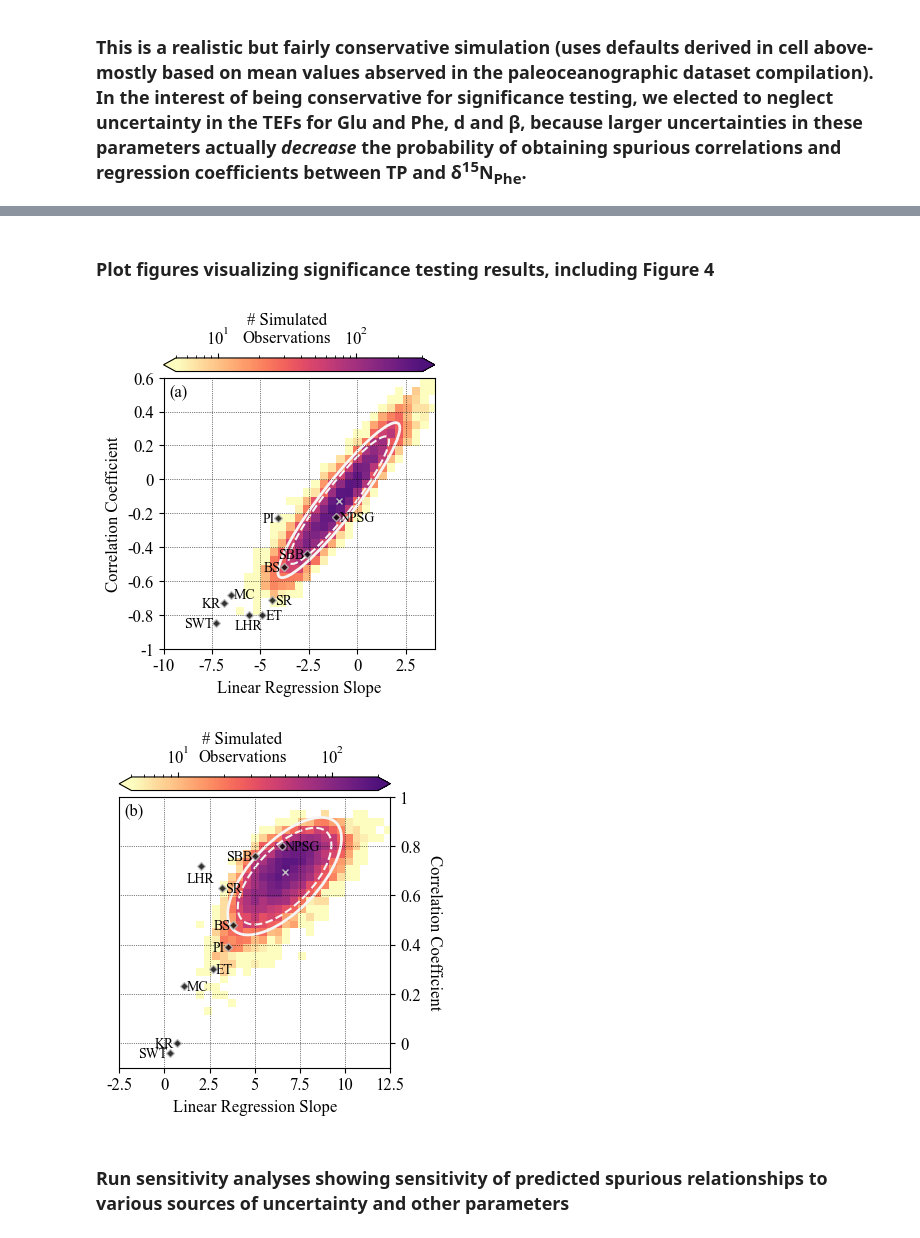
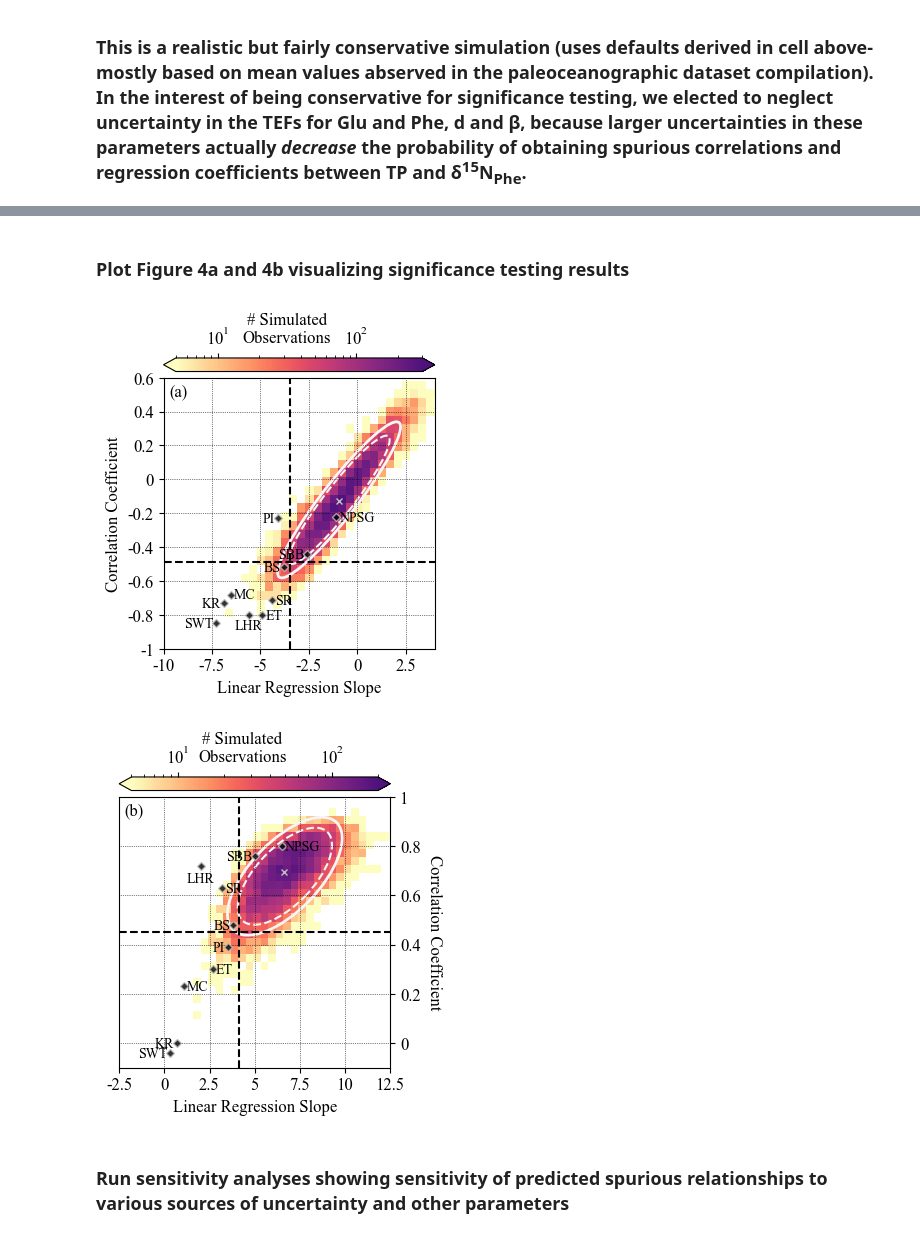
Before and after one commit to evepug/TP_baseline_coupling, a Jupyter notebook: TP_baseline_analysis.ipynb, the cells around one changed output, grey strips where cells are left out. Drawn from its saved outputs; the diff is of its cells as text; code cells hidden in the pictures.

```diff
--- a/TP_baseline_analysis.ipynb
+++ b/TP_baseline_analysis.ipynb
@@ -350,14 +350,10 @@ def TP_Phe_simulation(n=30,                         # length of simulated timese
             """
             if corrtest == 'pearson':
                 rho_Phe=scipy.stats.pearsonr(TP_meas,Phe_meas)[0]
-                p_Phe=scipy.stats.pearsonr(TP_meas,Phe_meas)[1]
                 rho_Glu=scipy.stats.pearsonr(TP_meas,Glu_meas)[0]
-                p_Glu=scipy.stats.pearsonr(TP_meas,Glu_meas)[1]
             if corrtest == 'spearman':
                 rho_Phe=scipy.stats.spearmanr(TP_meas,Phe_meas)[0]
-                p_Phe=scipy.stats.spearmanr(TP_meas,Phe_meas)[1]
                 rho_Glu=scipy.stats.spearmanr(TP_meas,Glu_meas)[0]
-                p_Glu=scipy.stats.spearmanr(TP_meas,Glu_meas)[1]
 
             """
             Calculate slope of regression between TP and Phe
@@ -1029,7 +1025,7 @@ plt.close()
 define range of TP, p_NH4 (ammonium utilization)
 to loop over for sensitivity analysis
 '''
-TP_array=np.arange(1.01,2.01,.01)
+TP_array=np.arange(1.01,2.02,.01)
 p_NH4_array=np.flip(np.array([.01,.10,.20,.30,.40,.50,.60,.70,.80,.90,.99]))
 colors=matplotlib.colormaps['magma'](np.linspace(0, .9, len(p_NH4_array)))
 
@@ -1060,11 +1056,14 @@ for i in np.arange(0,len(p_NH4_array),1):
                             NO3_model='open',  # NO3 uptake fractionation model. options are 'open' or 'rayleigh'
                             NH4_model='open')  # NH4 uptake fractionation model. options are 'open' or 'rayleigh'
     results = SimpleNamespace(**results_dict)
-
+    print('ut=',p_NH4,'change d_phe=',round(results.d_phe[0]-results.d_phe[-1],2),
+          'change d_phy=',round(results.d_phy[0]-results.d_phy[-1],2),
+          'change d_PON=',round(results.d_PON[0]-results.d_PON[-1],2),
+          'change f-ratio=',round(results.f_ratio[0],2), ' to ', round(results.f_ratio[-1],2))
     #plot results
     axs[1,0].plot(TP_array,results.d_phe,color=colors[i],label=str(round(p_NH4*100))+'%',lw=2.5,alpha=.7)
     axs[1,1].plot(TP_array,results.d_PON,color=colors[i],lw=2.5,alpha=.7)
-    axs[0,0].plot(TP_array,results.f_newP/(results.f_newP+results.f_recP),color=colors[i],lw=2.5,alpha=.7)
+    axs[0,0].plot(TP_array,results.f_ratio,color=colors[i],lw=2.5,alpha=.7)
 
 ''' format axes, labels, ticks '''
 axs[0,1].remove()
@@ -1077,10 +1076,11 @@ for ax in [0,1]:
         axs[i,ax].yaxis.set_major_formatter(FormatStrFormatter('%g'))
 
 axs[0,0].set_xlim(1,2)
+axs[0,0].set_ylim(.5,1)
 axs[0,0].xaxis.set_major_formatter(FormatStrFormatter('%g'))
 
-axs[1,0].set_ylim(-3.5,2.5)
-axs[1,1].set_ylim(-5.5,.5)
+# axs[1,0].set_ylim(-3.5,2.5)
+# axs[1,1].set_ylim(-5.5,.5)
 
 axs[1,0].set_ylabel('$\mathregular{δ^{15}N_{Phe}}$')
 axs[1,1].set_ylabel('$\mathregular{δ^{15}N_{PON}}$',rotation=270,labelpad=20)
@@ -1494,5 +1505,5 @@ TP Glu simulated slope median (90% CI)= 6.646889173644373 ( 4.113026410883733 to
 # %% [markdown]
-### Plot figures visualizing significance testing results, including Figure 4
+### Plot Figure 4a and 4b visualizing significance testing results
 # %%
 """
 Plot 2d histogram of regression slopes and rho values
@@ -1549,6 +1560,10 @@ confidence_ellipse(np.asarray(slope_Phe_sims), np.asarray(rho_Phe_sims), ax, n_s
 confidence_ellipse(np.asarray(slope_Phe_sims), np.asarray(rho_Phe_sims), ax, n_std=2.0,
                    edgecolor='whitesmoke',linestyle='-',lw=2,label='95% CI')
 
+# add lines representing significance thresholds
+plt.axhline(crit_rho_Phe_5perc,linestyle='--',color='k')
+plt.axvline(crit_slope_Phe_5perc,linestyle='--',color='k')
+
 # set axis labels
 plt.xlabel('Linear Regression Slope',fontsize=12)
 plt.ylabel('Correlation Coefficient',fontsize=12)
@@ -1578,7 +1593,7 @@ plt.savefig('Figures/Fig4a.pdf',bbox_inches='tight', dpi=1000)
 plt.show()
 plt.close()
 # %% [output]
-[figure, old version]
+[figure, new version]
 # %%
 """
 Plot 2d histogram of regression slopes and rho values
@@ -1635,6 +1650,10 @@ confidence_ellipse(np.asarray(slope_Glu_sims), np.asarray(rho_Glu_sims), ax, n_s
 confidence_ellipse(np.asarray(slope_Glu_sims), np.asarray(rho_Glu_sims), ax, n_std=2.0,
                    edgecolor='whitesmoke',linestyle='-',lw=2,label='95% CI')
 
+# add lines representing significance thresholds
+plt.axhline(crit_rho_Glu_5perc,linestyle='--',color='k')
+plt.axvline(crit_slope_Glu_5perc,linestyle='--',color='k')
+
 # set axis labels
 plt.xlabel('Linear Regression Slope',fontsize=12)
 plt.ylabel('Correlation Coefficient',rotation=270,
@@ -1642,34 +1661,34 @@ plt.ylabel('Correlation Coefficient',rotation=270,
 
 # #set axis limits
 ax.set_ylim(-0.1,1)
 ax.set_xlim(-2.5,12.5)
 
 # misc axis formatting
 ax.xaxis.set_major_formatter(FormatStrFormatter('%g'))
 ax.yaxis.set_major_formatter(FormatStrFormatter('%g'))
 ax.xaxis.set_major_locator(mticker.MultipleLocator(2.5))
 
 #add gridlines
 ax.grid(linestyle=':',color='k',lw=.5,zorder=10)
 
 # move ticks to right
 ax.yaxis.set_label_position("right")
 ax.yaxis.tick_right()
 
 #add subplot label
 text=ax.text(0.02,0.98,'(b)',ha='left',va='top',transform=ax.transAxes,
             bbox=dict(boxstyle='square,pad=0',alpha=.5, fc='w', ec='none'))
 
 #add legend
 #plt.legend(loc='upper left',bbox_to_anchor=(0,1),fontsize=10)
 
 #save figure, display and close
 plt.savefig('Figures/Fig4b.png',bbox_inches='tight', dpi=1000)
 plt.savefig('Figures/Fig4b.pdf',bbox_inches='tight', dpi=1000)
 plt.show()
 plt.close()
 # %% [output]
-[figure, old version]
+[figure, new version]
 # %% [markdown]
 ### Run sensitivity analyses showing sensitivity of predicted spurious relationships to various sources of uncertainty and other parameters
 # %% [markdown]
```
Also changed, not shown: parts of 9 cells of this notebook, 15 other files.
